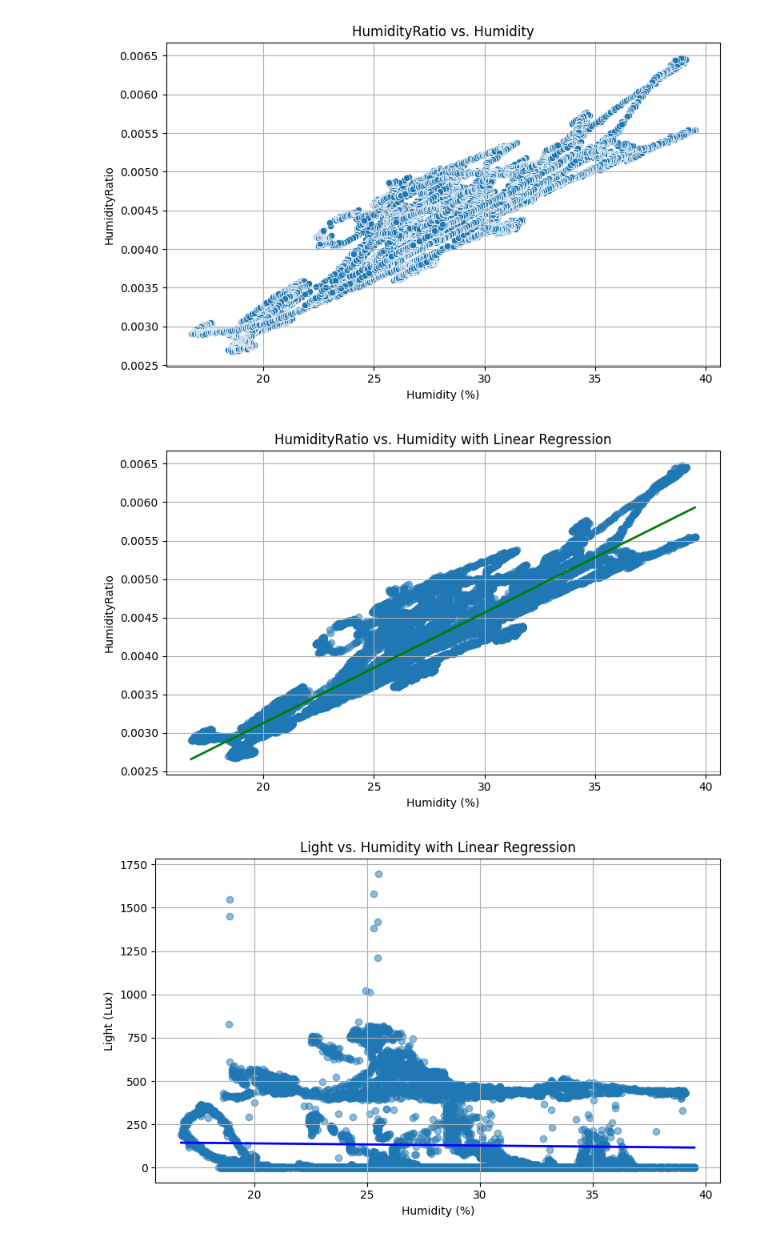
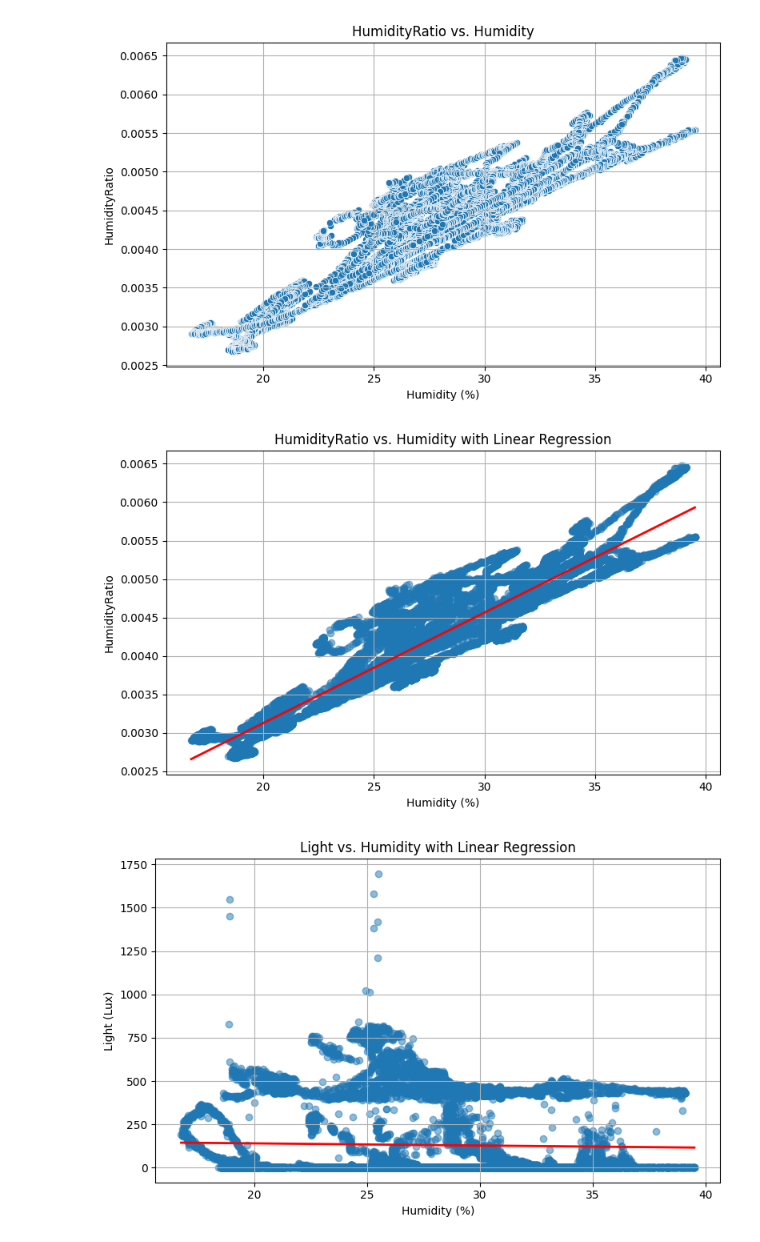
Before and after one commit to NoamShaphir/-MicroClimate, a Jupyter notebook: analysis (1).ipynb, the cells around one changed output. Drawn from its saved outputs; the diff is of its cells as text; code cells hidden in the pictures.

```diff
--- a/analysis (1).ipynb
+++ b/analysis (1).ipynb
@@ -902,18 +902,18 @@ plt.show()
 [figure]
 # %%
 plt.figure(figsize=(8, 5))
-sns.regplot(data=df, x='Humidity', y='HumidityRatio', scatter_kws={'alpha':0.5}, line_kws={'color':'green', 'linewidth':2})
+sns.regplot(data=df, x='Humidity', y='HumidityRatio', scatter_kws={'alpha':0.5}, line_kws={'color':'red', 'linewidth':2})
 plt.title('HumidityRatio vs. Humidity with Linear Regression')
 plt.xlabel('Humidity (%)')
 plt.ylabel('HumidityRatio')
 plt.grid(True)
 plt.tight_layout()
 plt.show()
 # %% [output]
-[figure, old version]
+[figure, new version]
 # %%
 plt.figure(figsize=(8, 5))
-sns.regplot(data=df, x='Humidity', y='Light', scatter_kws={'alpha':0.5}, line_kws={'color':'blue', 'linewidth':2})
+sns.regplot(data=df, x='Humidity', y='Light', scatter_kws={'alpha':0.5}, line_kws={'color':'red', 'linewidth':2})
 plt.title('Light vs. Humidity with Linear Regression')
 plt.xlabel('Humidity (%)')
 plt.ylabel('Light (Lux)')
@@ -921,4 +921,4 @@ plt.grid(True)
 plt.tight_layout()
 plt.show()
 # %% [output]
-[figure, old version]
+[figure, new version]
```
